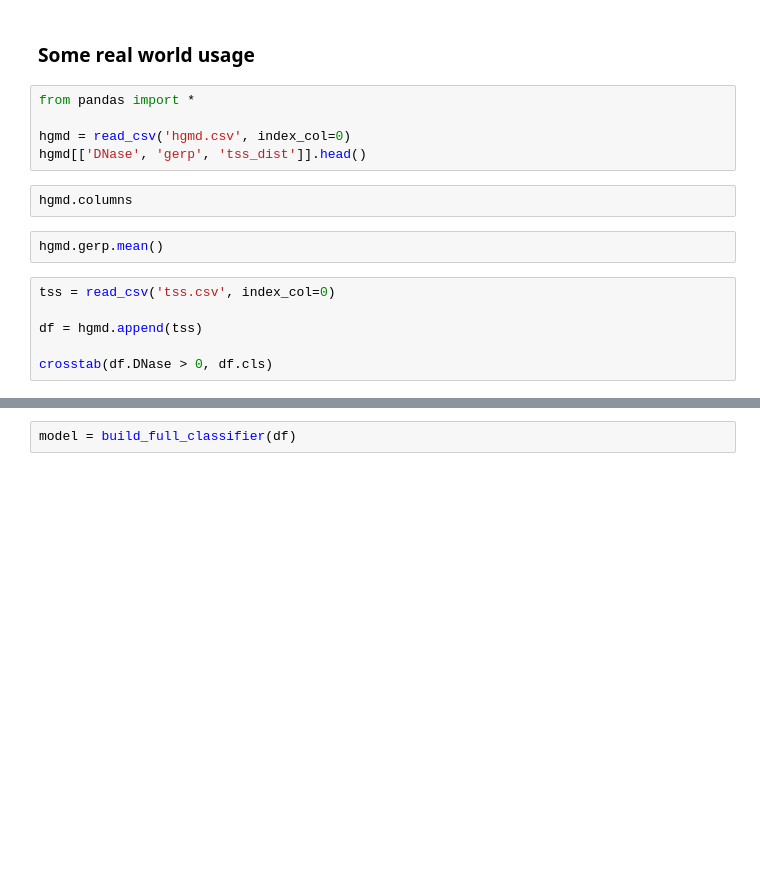
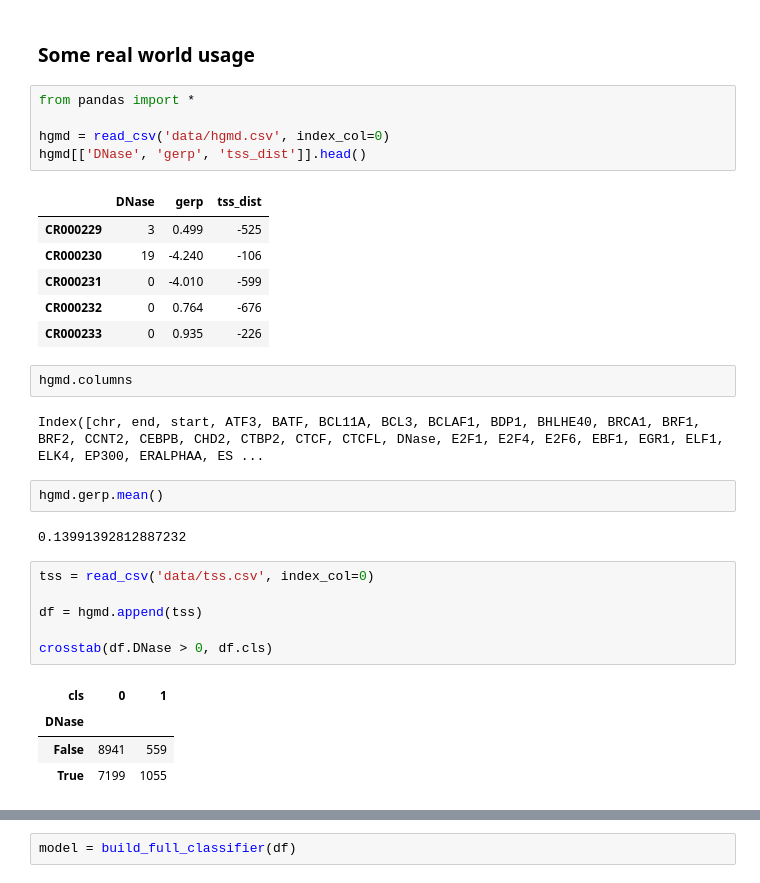
Before and after one commit to grsr/notebooks, a Jupyter notebook: scipy_intro.ipynb, the cells around one changed output, grey strips where cells are left out. Saved outputs shown, nothing was run; the diff lists cells and outputs as text; blank space fills up the shorter version.

```diff
--- a/scipy_intro.ipynb
+++ b/scipy_intro.ipynb
@@ -169,18 +281,34 @@ confusion_matrix(y_test, y_pred)
 # %%
 from pandas import *
 
-hgmd = read_csv('hgmd.csv', index_col=0)
+hgmd = read_csv('data/hgmd.csv', index_col=0)
 hgmd[['DNase', 'gerp', 'tss_dist']].head()
+# %% [output]
+|  | DNase | gerp | tss_dist |
+| CR000229 | 3 | 0.499 | -525 |
+| CR000230 | 19 | -4.240 | -106 |
+| CR000231 | 0 | -4.010 | -599 |
+| CR000232 | 0 | 0.764 | -676 |
+| CR000233 | 0 | 0.935 | -226 |
 # %%
 hgmd.columns
+# %% [output]
+Index([chr, end, start, ATF3, BATF, BCL11A, BCL3, BCLAF1, BDP1, BHLHE40, BRCA1, BRF1, BRF2, CCNT2, CEBPB, CHD2, CTBP2, CTCF, CTCFL, DNase, E2F1, E2F4, E2F6, EBF1, EGR1, ELF1, ELK4, EP300, ERALPHAA, ES ...
 # %%
 hgmd.gerp.mean()
+# %% [output]
+0.13991392812887232
 # %%
-tss = read_csv('tss.csv', index_col=0)
+tss = read_csv('data/tss.csv', index_col=0)
 
 df = hgmd.append(tss)
 
 crosstab(df.DNase > 0, df.cls)
+# %% [output]
+| cls | 0 | 1 |
+| DNase |  |  |
+| False | 8941 | 559 |
+| True | 7199 | 1055 |
 # %%
 from scipy.stats import chi2_contingency, mannwhitneyu
 
```
Also changed, not shown: parts of 34 cells of this notebook.
